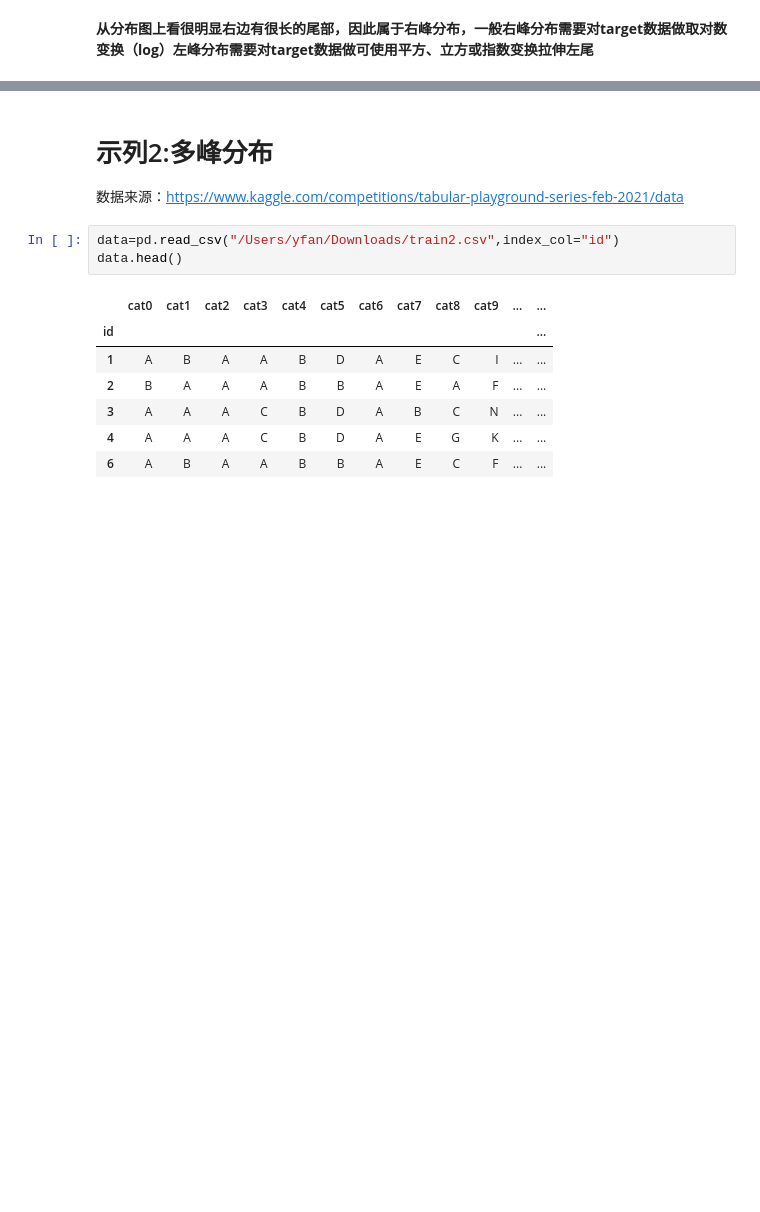
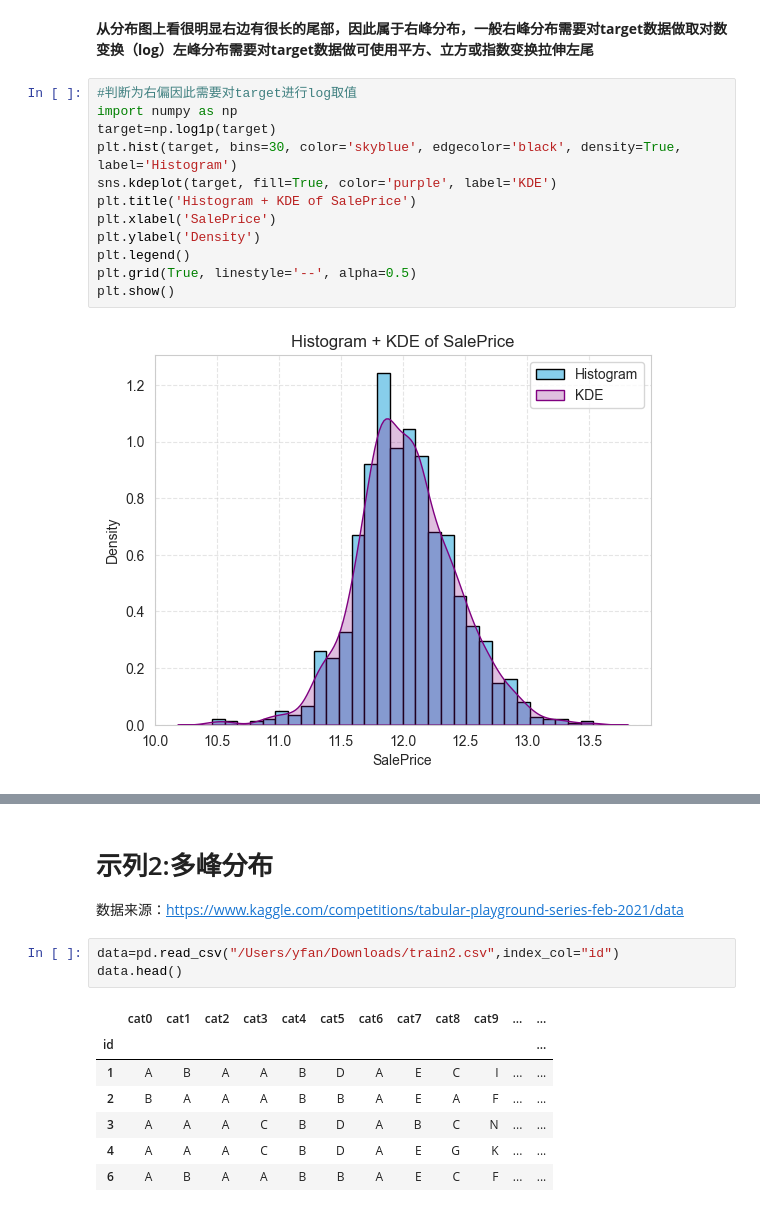
Before and after one commit to bio-apple/NGS_machline_learning, a Jupyter notebook: demo_project/4-1.target_distribution.ipynb, the cells around one changed output, grey strips where cells are left out. Cells and saved outputs as stored; diff of their text form; blank space fills up the shorter version.

```diff
--- a/demo_project/4-1.target_distribution.ipynb
+++ b/demo_project/4-1.target_distribution.ipynb
@@ -95,2 +124,16 @@ plt.show()
 # %% [markdown]
 **从分布图上看很明显右边有很长的尾部，因此属于右峰分布，一般右峰分布需要对target数据做取对数变换（log）左峰分布需要对target数据做可使用平方、立方或指数变换拉伸左尾**
+# %%
+#判断为右偏因此需要对target进行log取值
+import numpy as np
+target=np.log1p(target)
+plt.hist(target, bins=30, color='skyblue', edgecolor='black', density=True, label='Histogram')
+sns.kdeplot(target, fill=True, color='purple', label='KDE')
+plt.title('Histogram + KDE of SalePrice')
+plt.xlabel('SalePrice')
+plt.ylabel('Density')
+plt.legend()
+plt.grid(True, linestyle='--', alpha=0.5)
+plt.show()
+# %% [output]
+[figure, added]
```
Also changed, not shown: parts of 3 cells of this notebook, 1 other file.
